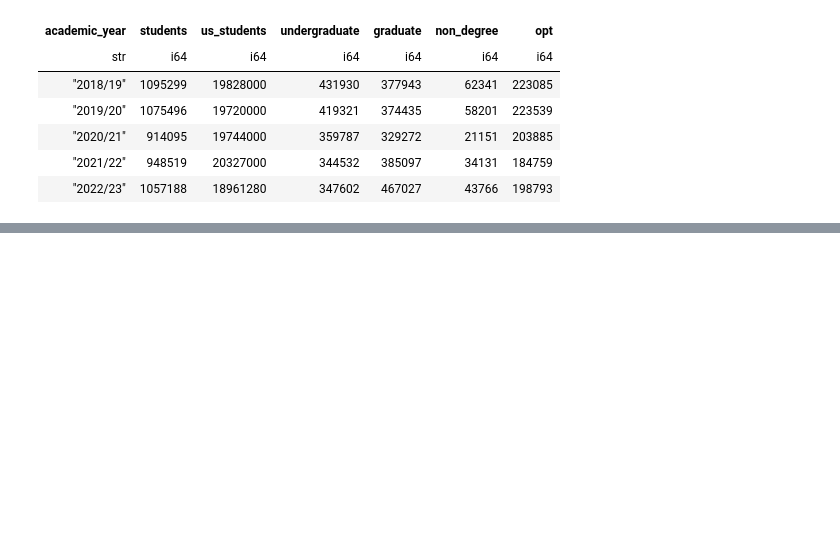
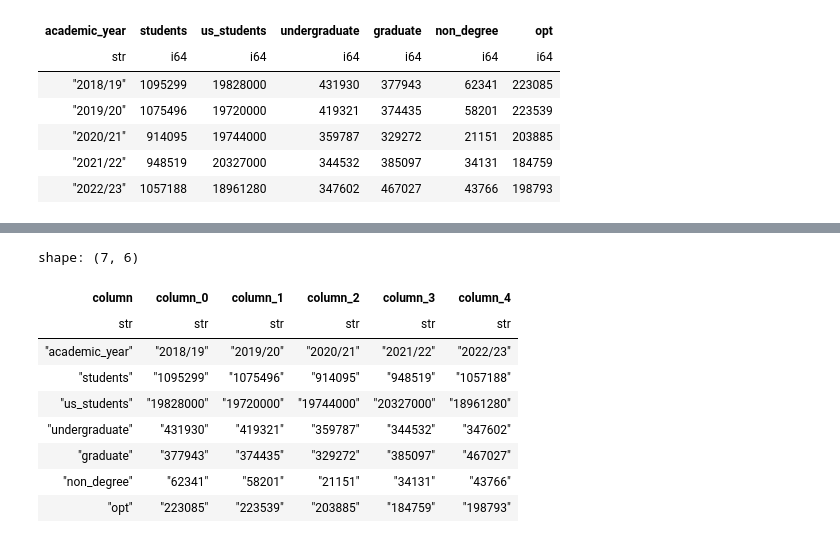
Before and after one commit to PacktPublishing/Polars-Cookbook, a Jupyter notebook: Chapter08/ch08.ipynb, the cells around one changed output, grey strips where cells are left out. Drawn from its saved outputs; the diff is of its cells as text; code cells hidden in the pictures; blank space fills up the shorter version.

```diff
--- a/Chapter08/ch08.ipynb
+++ b/Chapter08/ch08.ipynb
@@ -701,0 +726,13 @@ shape: (5, 7)
+# %%
+academic_df.transpose(include_header=True)
+# %% [output]
+shape: (7, 6)
+| column | column_0 | column_1 | column_2 | column_3 | column_4 |
+| str | str | str | str | str | str |
+| "academic_year" | "2018/19" | "2019/20" | "2020/21" | "2021/22" | "2022/23" |
+| "students" | "1095299" | "1075496" | "914095" | "948519" | "1057188" |
+| "us_students" | "19828000" | "19720000" | "19744000" | "20327000" | "18961280" |
+| "undergraduate" | "431930" | "419321" | "359787" | "344532" | "347602" |
+| "graduate" | "377943" | "374435" | "329272" | "385097" | "467027" |
+| "non_degree" | "62341" | "58201" | "21151" | "34131" | "43766" |
+| "opt" | "223085" | "223539" | "203885" | "184759" | "198793" |
```
Also changed, not shown: parts of 4 cells of this notebook.
